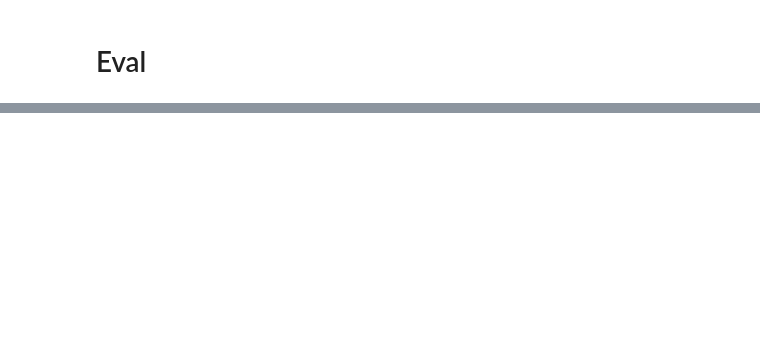
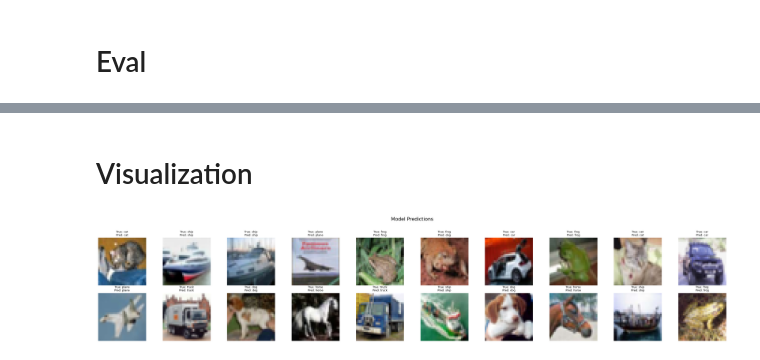
Before and after one commit to QuanPham99/ML_Models, a Jupyter notebook: CNN/cnn.ipynb, the cells around one changed output, grey strips where cells are left out. Cells and saved outputs as stored; diff of their text form; code cells hidden in the pictures; blank space fills up the shorter version.

Commit message:
CNN model

```diff
--- a/CNN/cnn.ipynb
+++ b/CNN/cnn.ipynb
@@ -54,16 +102,16 @@ class SimpleCNN(nn.Module):
         x = self.fc2(x)
         return x
 # %%
-model = SimpleCNN()
+model = EnhancedCNN()
 device = torch.device('cuda' if torch.cuda.is_available() else 'cpu')
 model.to(device)
 
 criterion = nn.CrossEntropyLoss()
-optimizer = torch.optim.Adam(model.parameters(), lr=0.001)
+optimizer = torch.optim.SGD(model.parameters(), lr=0.01, momentum=0.9, weight_decay=5e-4)
 # %% [markdown]
 # Training
 # %%
-num_epochs = 10
+num_epochs = 20
 for epoch in range(num_epochs):
     model.train()
     running_loss = 0.0
@@ -99,0 +171,2 @@ print(f"Accuracy on test set: {100 * correct / total:.2f}%")
+# %% [markdown]
+# Visualization
@@ -99,0 +244,18 @@ print(f"Accuracy on test set: {100 * correct / total:.2f}%")
+# %%
+device = torch.device('cuda' if torch.cuda.is_available() else 'cpu')
+
+# Suppose your trained model is called 'model',
+# and mean/std = (0.5, 0.5, 0.5)
+visualize_predictions(
+    model,
+    test_loader,
+    device,
+    class_names=['plane', 'car', 'bird', 'cat',
+                 'deer', 'dog', 'frog', 'horse',
+                 'ship', 'truck'],
+    mean=(0.5, 0.5, 0.5),
+    std=(0.5, 0.5, 0.5),
+    num_images=20
+)
+# %% [output]
+[figure, added]
```
Also changed, not shown: parts of 6 cells of this notebook.
